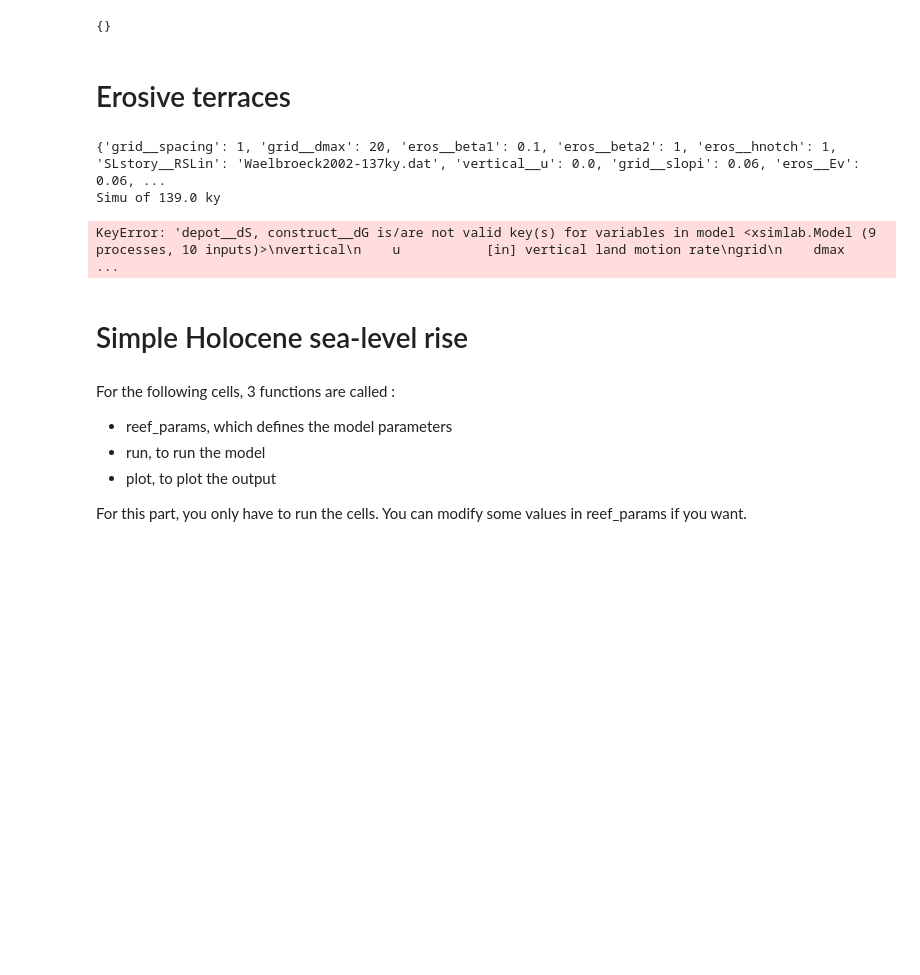
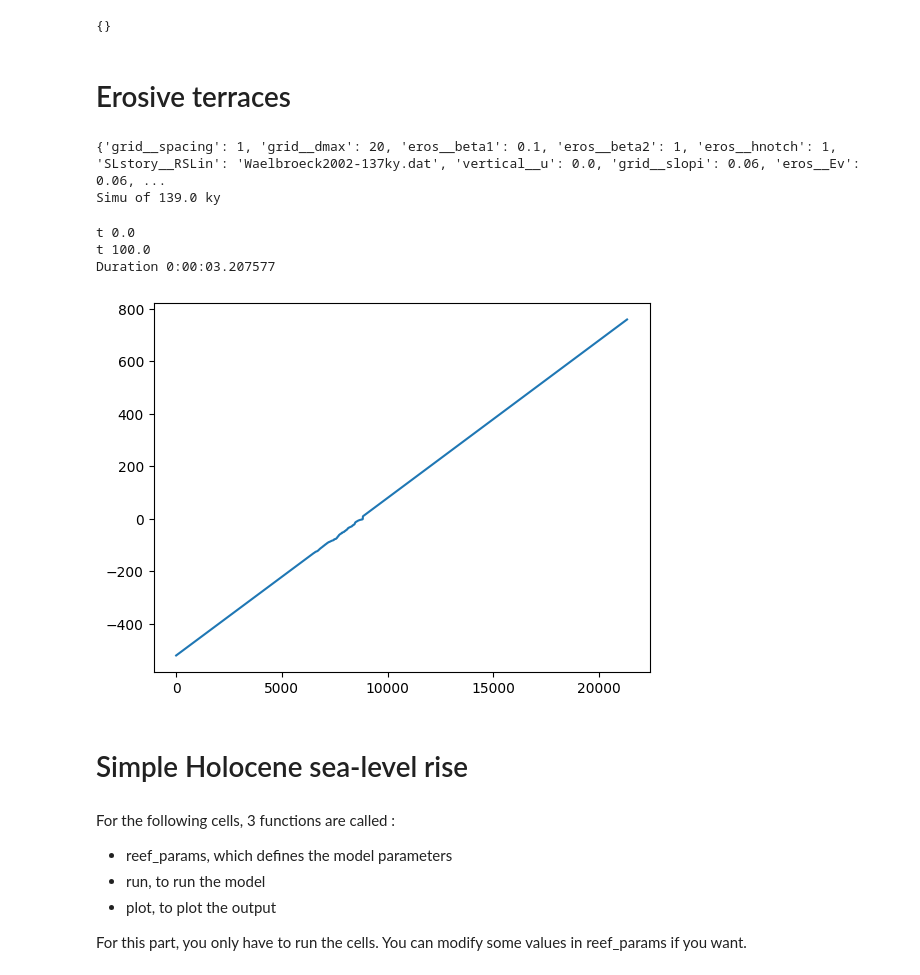
Before and after one commit to YBoucharat/TP_Coral_2024, a Jupyter notebook: REEF/Run_REEF.ipynb, the cells around one changed output. Cells and saved outputs as stored; diff of their text form; code cells hidden in the pictures; blank space fills up the shorter version.

Commit message:
debug eros mode. Cannot put save to True

```diff
--- a/REEF/Run_REEF.ipynb
+++ b/REEF/Run_REEF.ipynb
@@ -50,9 +50,8 @@ class REEF:
         }
 
     def eros_params(self, SL, U, slop, Ev, hwb=3.):
-        self.input_vars.pop('hfactor__how')
-        self.input_vars.pop('depot__repos')
-        self.input_vars.pop('grid__dmax')
+        self.input_vars.pop('hfactor__how', None)
+        self.input_vars.pop('depot__repos', None)
         self.input_vars.update({
             ## Usefull parameters to test. Everything in meters and years.
             # filename for RSL reconstruction
@@ -116,9 +115,11 @@ class REEF:
             raise Exception("Wrong format for 'save' variable. Should be True or False")
 
         if construction==True:
-            model_type=reef
+            model_type = reef
+            model_name = 'reef'
         elif construction==False:
-            model_type=reef_eros
+            model_type = reef_eros
+            model_name = 'reef_eros'
         else:
             raise Exception("Wrong format for construction variable. Should be True or False")
 
@@ -132,7 +133,7 @@ class REEF:
             input_vars = self.input_vars,
             output_vars = output
         )
-        ds_in.attrs['model_name'] = str(model_type)
+        ds_in.attrs['model_name'] = model_name
         ds_in.attrs['store'] = 'Profile'
 
         # Run the model
@@ -198,19 +199,22 @@ REEF = REEF()
 # %%
 # Set the variables
 REEF.eros_params(SL = 'Waelbroeck2002-137ky.dat',
                 U = 0e-3,
                 slop = 6e-2,
                 Ev = 60e-3)
 
 # Run the model
-REEF.run(dt = 200, save = True, construction=False)
+REEF.run(dt = 200, save = False, construction=False)
 
 # Plot the output
 REEF.plot()
 # %% [output]
 {'grid__spacing': 1, 'grid__dmax': 20, 'eros__beta1': 0.1, 'eros__beta2': 1, 'eros__hnotch': 1, 'SLstory__RSLin': 'Waelbroeck2002-137ky.dat', 'vertical__u': 0.0, 'grid__slopi': 0.06, 'eros__Ev': 0.06, ...
 Simu of 139.0 ky
-KeyError: 'depot__dS, construct__dG is/are not valid key(s) for variables in model <xsimlab.Model (9 processes, 10 inputs)>\nvertical\n    u           [in] vertical land motion rate\ngrid\n    dmax    ...
+t 0.0
+t 100.0
+Duration 0:00:03.207577
+[figure, added]
 # %% [markdown]
 # Simple Holocene sea-level rise
 # %% [markdown]
```
